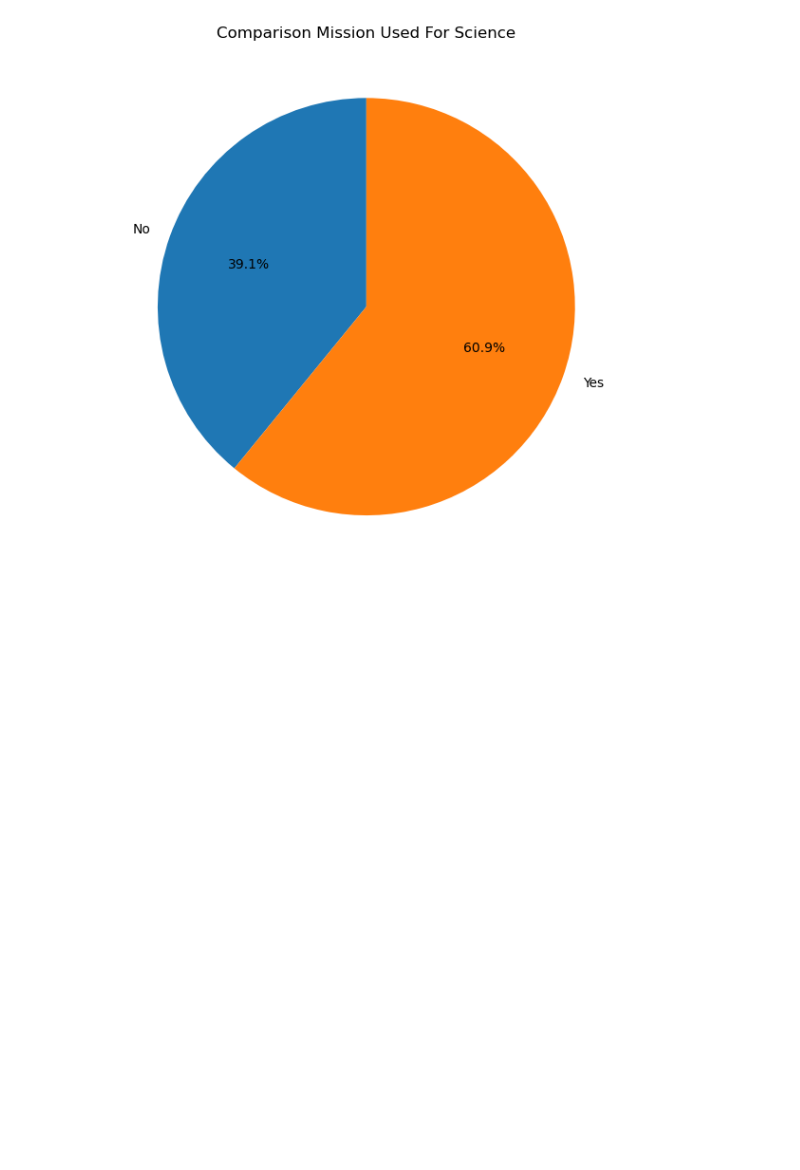
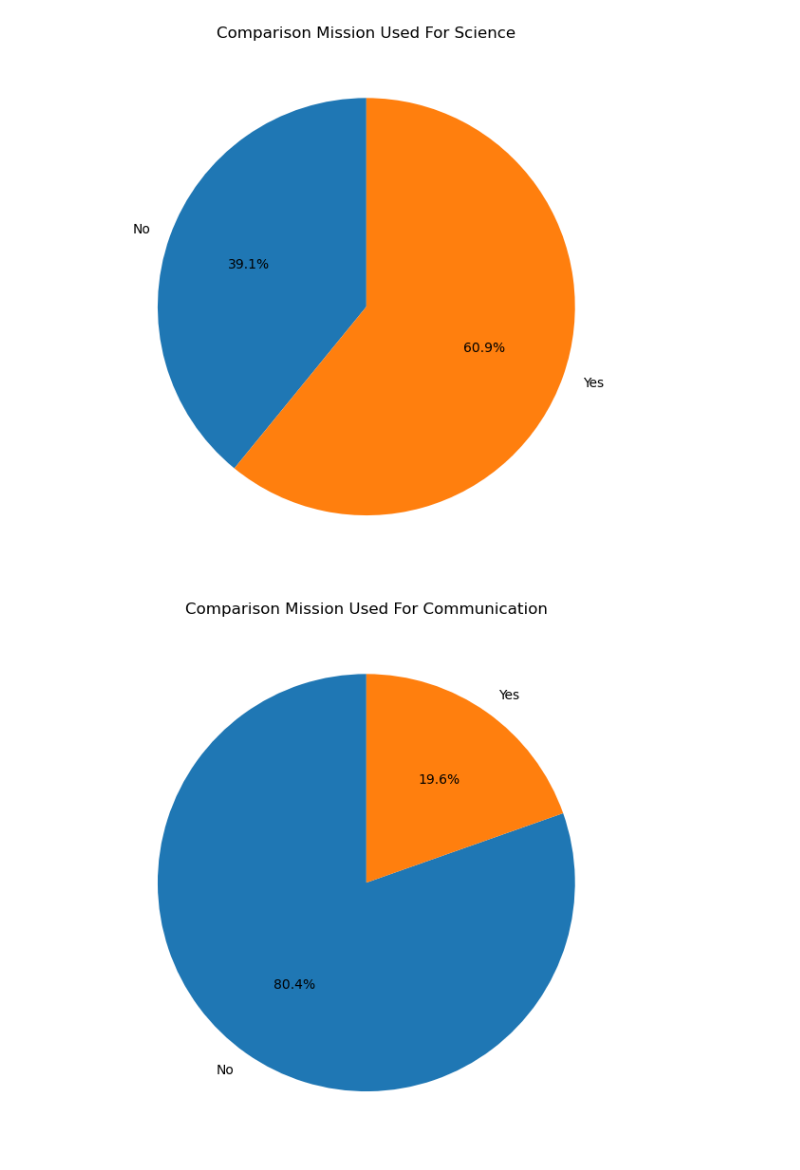
Before and after one commit to FlazeFy2/DS-Global-Space-Exploration, a Jupyter notebook: exploratory data analysis-pie.ipynb, the cells around one changed output. Cells and saved outputs as stored; diff of their text form; code cells hidden in the pictures; blank space fills up the shorter version.

Commit message:
[DS] Exploratory Data Analysis (EDA) - Pie Chart Comparison Mission Used For Communication

```diff
--- a/exploratory data analysis-pie.ipynb
+++ b/exploratory data analysis-pie.ipynb
@@ -180,3 +180,32 @@ plt.tight_layout()
 plt.show()
 # %% [output]
 [figure]
+# %%
+import pandas as pd
+import matplotlib.pyplot as plt
+
+# Dataset
+# Exploratory Data Analysis (EDA) - Pie Chart Comparison Mission Used For Communication
+df = pd.read_csv("Global_Space_Exploration_Dataset.csv")
+
+# Convert duration
+def is_used_com(tech):
+    if tech == "Communication":
+        return "Yes"
+    else:
+        return "No"
+
+df["Used For Communication"] = df["Satellite Type"].apply(is_used_com)
+
+# Count the number of missions
+quartal_counts = df["Used For Communication"].value_counts().sort_index()
+
+# Pie Chart
+plt.figure(figsize=(6, 6))
+quartal_counts.plot.pie(autopct='%1.1f%%', startangle=90)
+plt.title("Comparison Mission Used For Communication")
+plt.ylabel("")
+plt.tight_layout()
+plt.show()
+# %% [output]
+[figure, added]
```
